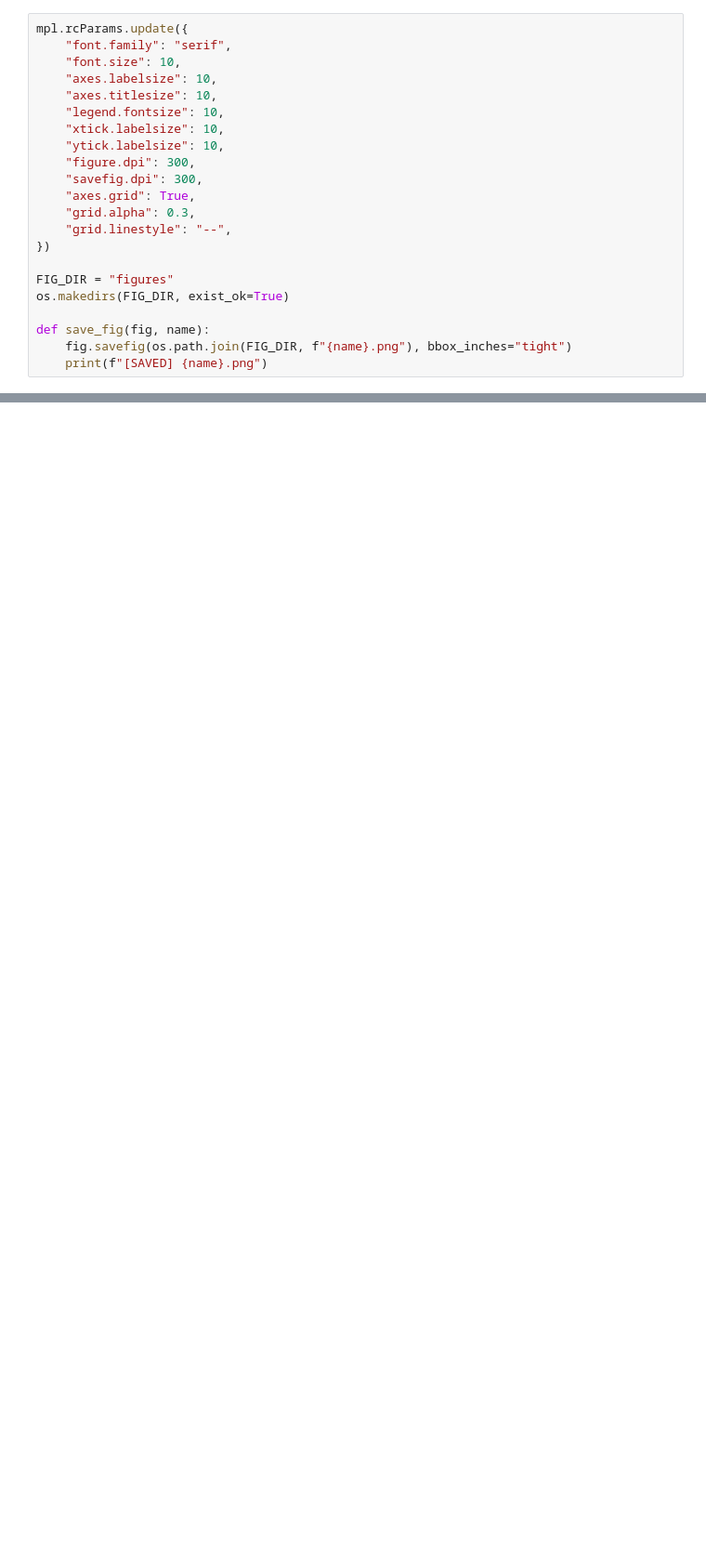
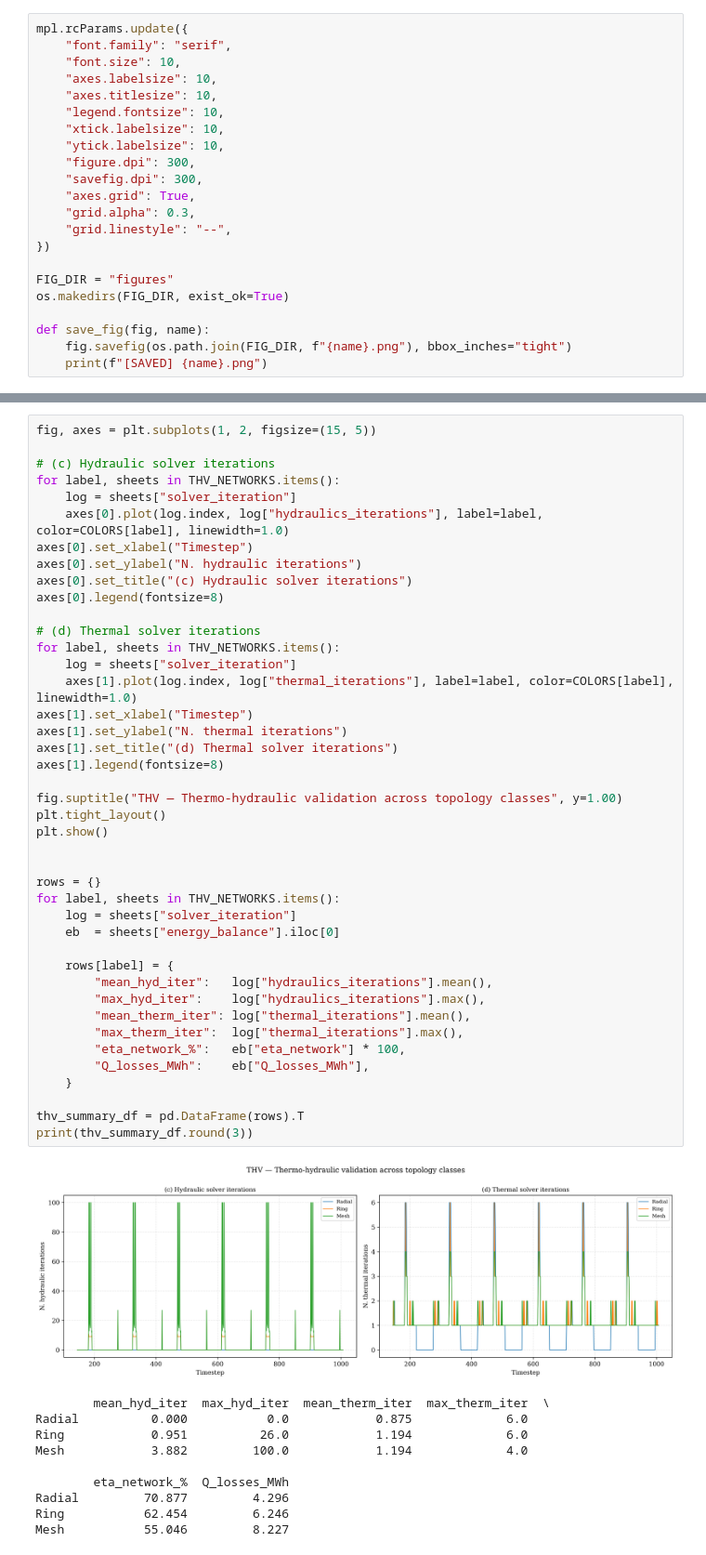
Before and after one commit to SarFerr/dhn-benchmark, a Jupyter notebook: archetypes_generation/results/archetype_results.ipynb, the cells around one changed output, grey strips where cells are left out. Shown at 93% size. Cells and saved outputs as stored; diff of their text form; blank space fills up the shorter version.

```diff
--- a/archetypes_generation/results/archetype_results.ipynb
+++ b/archetypes_generation/results/archetype_results.ipynb
@@ -182,0 +135,53 @@ Mesh           55.046         8.227
+# %%
+fig, axes = plt.subplots(1, 2, figsize=(15, 5))
+
+# (c) Hydraulic solver iterations
+for label, sheets in THV_NETWORKS.items():
+    log = sheets["solver_iteration"]
+    axes[0].plot(log.index, log["hydraulics_iterations"], label=label, color=COLORS[label], linewidth=1.0)
+axes[0].set_xlabel("Timestep")
+axes[0].set_ylabel("N. hydraulic iterations")
+axes[0].set_title("(c) Hydraulic solver iterations")
+axes[0].legend(fontsize=8)
+
+# (d) Thermal solver iterations
+for label, sheets in THV_NETWORKS.items():
+    log = sheets["solver_iteration"]
+    axes[1].plot(log.index, log["thermal_iterations"], label=label, color=COLORS[label], linewidth=1.0)
+axes[1].set_xlabel("Timestep")
+axes[1].set_ylabel("N. thermal iterations")
+axes[1].set_title("(d) Thermal solver iterations")
+axes[1].legend(fontsize=8)
+
+fig.suptitle("THV — Thermo-hydraulic validation across topology classes", y=1.00)
+plt.tight_layout()
+plt.show()
+
+
+rows = {}
+for label, sheets in THV_NETWORKS.items():
+    log = sheets["solver_iteration"]
+    eb  = sheets["energy_balance"].iloc[0]
+
+    rows[label] = {
+        "mean_hyd_iter":   log["hydraulics_iterations"].mean(),
+        "max_hyd_iter":    log["hydraulics_iterations"].max(),
+        "mean_therm_iter": log["thermal_iterations"].mean(),
+        "max_therm_iter":  log["thermal_iterations"].max(),
+        "eta_network_%":   eb["eta_network"] * 100,
+        "Q_losses_MWh":    eb["Q_losses_MWh"],
+    }
+
+thv_summary_df = pd.DataFrame(rows).T
+print(thv_summary_df.round(3))
+# %% [output]
+[figure, added]
+        mean_hyd_iter  max_hyd_iter  mean_therm_iter  max_therm_iter  \
+Radial          0.000           0.0            0.875             6.0
+Ring            0.951          26.0            1.194             6.0
+Mesh            3.882         100.0            1.194             4.0
+
+        eta_network_%  Q_losses_MWh
+Radial         70.877         4.296
+Ring           62.454         6.246
+Mesh           55.046         8.227
```
Also changed, not shown: parts of 1 cell of this notebook, 7 other files.
